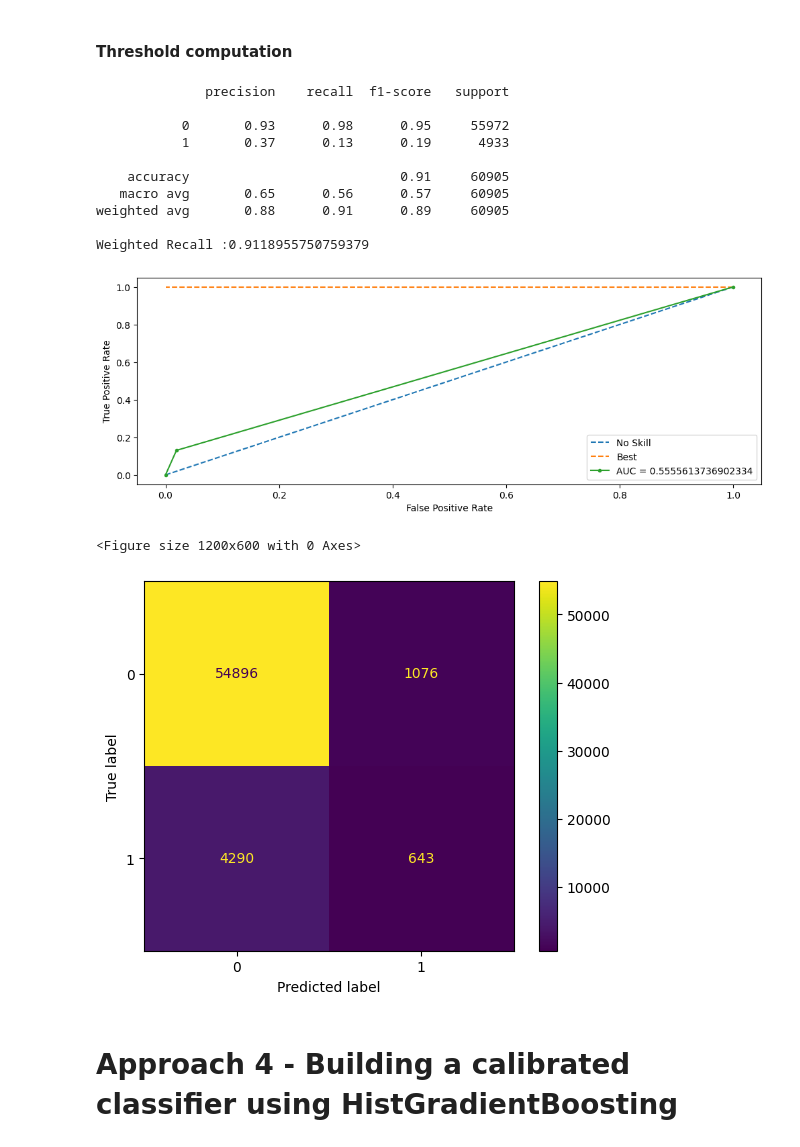
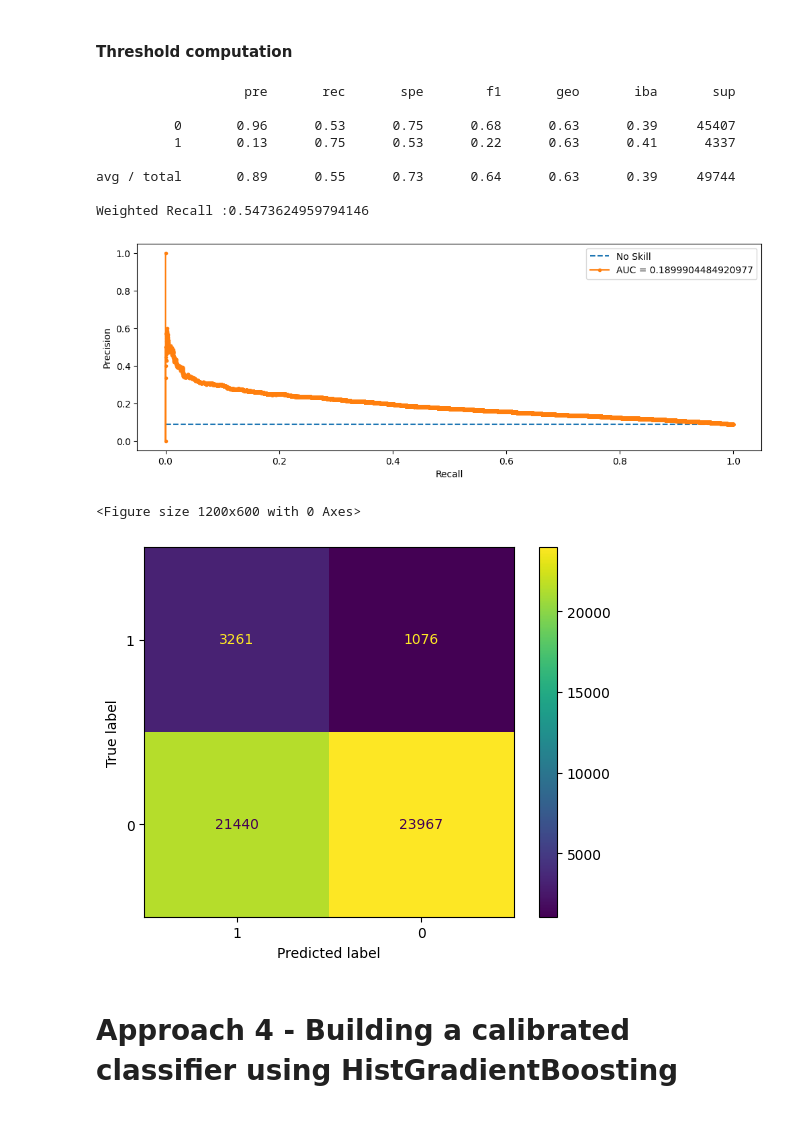
Before and after one commit to Abhijith-Nagarajan/Machine-Learning-Training, a Jupyter notebook: Classification/Loan_Defaulter_Risk_Analytics/loan-defaulter-sampling-modeling.ipynb, the cells around one changed output. Saved outputs shown, nothing was run; the diff lists cells and outputs as text; code cells hidden in the pictures.

```diff
--- a/Classification/Loan_Defaulter_Risk_Analytics/loan-defaulter-sampling-modeling.ipynb
+++ b/Classification/Loan_Defaulter_Risk_Analytics/loan-defaulter-sampling-modeling.ipynb
@@ -372,7 +349,10 @@ best_params_hgb = study.best_trial.params
+# %%
+#best_params_hgb = study.best_trial.params
+best_params_hgb = {'learning_rate': 0.0550952982537752, 'max_iter': 259, 'max_depth': 866, 'max_leaf_nodes': 30, 'min_samples_leaf': 67}
 # %%
 best_params_hgb['class_weight']='balanced'
 # %%
 hgb_clf_tuned = HistGradientBoostingClassifier(**best_params_hgb)
 # %%
-hgb_clf_tuned, Y_pred_hgb_tuned = build_model(hgb_clf_tuned,X_train,Y_train,X_test,Y_test)
+hgb_clf_tuned,Y_pred_hgb_tuned_proba,Y_pred_hgb_tuned_labels = build_model(hgb_clf_tuned,X_train,Y_train,X_test,Y_test)
 # %%
@@ -428,25 +404,23 @@ plot_roc_curve(Y_test,Y_pred_optimal_hgb,True,ix,fpr_hgb,tpr_hgb)
 # %% [markdown]
 <h4> Threshold computation </h4>
 # %%
-best_f1_score, best_threshold = compute_optimal_threshold(predicted_probs_hgb)
+best_f2_score, best_threshold = compute_optimal_threshold(Y_pred_hgb_tuned_proba)
 # %%
-Y_pred_best_threshold = pd.Series(convert_probs_to_labels(best_threshold,predicted_probs_hgb))
+Y_pred_best_threshold = pd.Series(convert_probs_to_labels(best_threshold,Y_pred_hgb_tuned_proba))
 # %%
-evaluate_model(Y_test,Y_pred_best_threshold)
+evaluate_model(Y_test,Y_pred_hgb_tuned_proba,Y_pred_best_threshold)
 # %% [output]
-              precision    recall  f1-score   support
+                   pre       rec       spe        f1       geo       iba       sup
 
-           0       0.93      0.98      0.95     55972
-           1       0.37      0.13      0.19      4933
+          0       0.96      0.53      0.75      0.68      0.63      0.39     45407
+          1       0.13      0.75      0.53      0.22      0.63      0.41      4337
 
-    accuracy                           0.91     60905
-   macro avg       0.65      0.56      0.57     60905
-weighted avg       0.88      0.91      0.89     60905
+avg / total       0.89      0.55      0.73      0.64      0.63      0.39     49744
 
-Weighted Recall :0.9118955750759379
+Weighted Recall :0.5473624959794146
-[figure, old version]
+[figure, new version]
 <Figure size 1200x600 with 0 Axes>
-[figure, old version]
+[figure, new version]
 # %% [markdown]
 <h1> Approach 4 - Building a calibrated classifier using HistGradientBoosting </h1>
 # %% [markdown]
```
Also changed, not shown: parts of 95 cells of this notebook.
